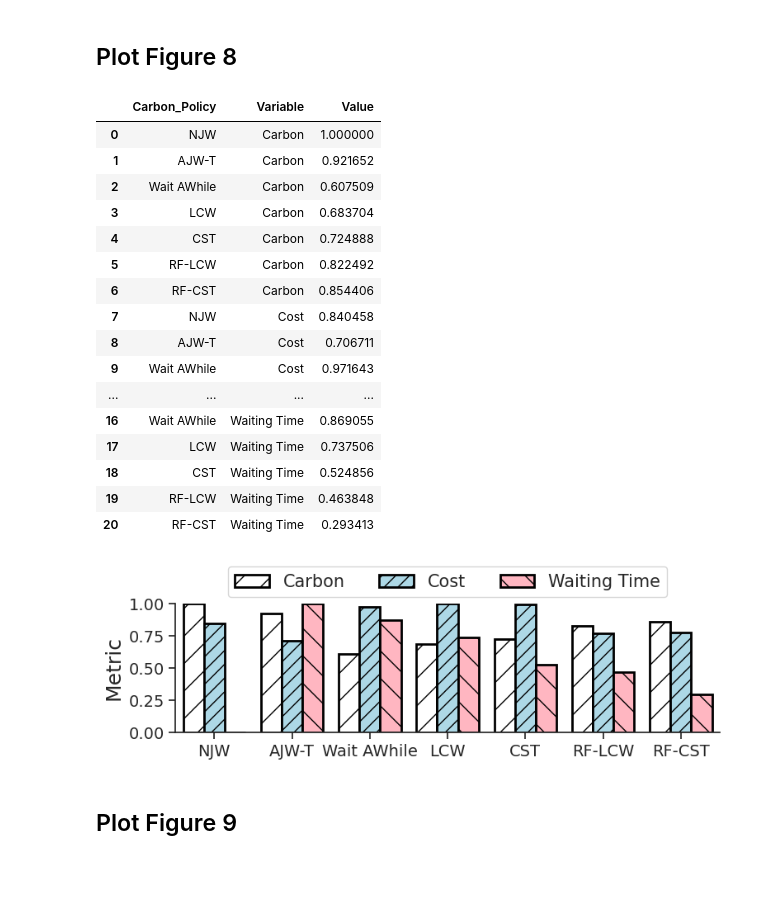
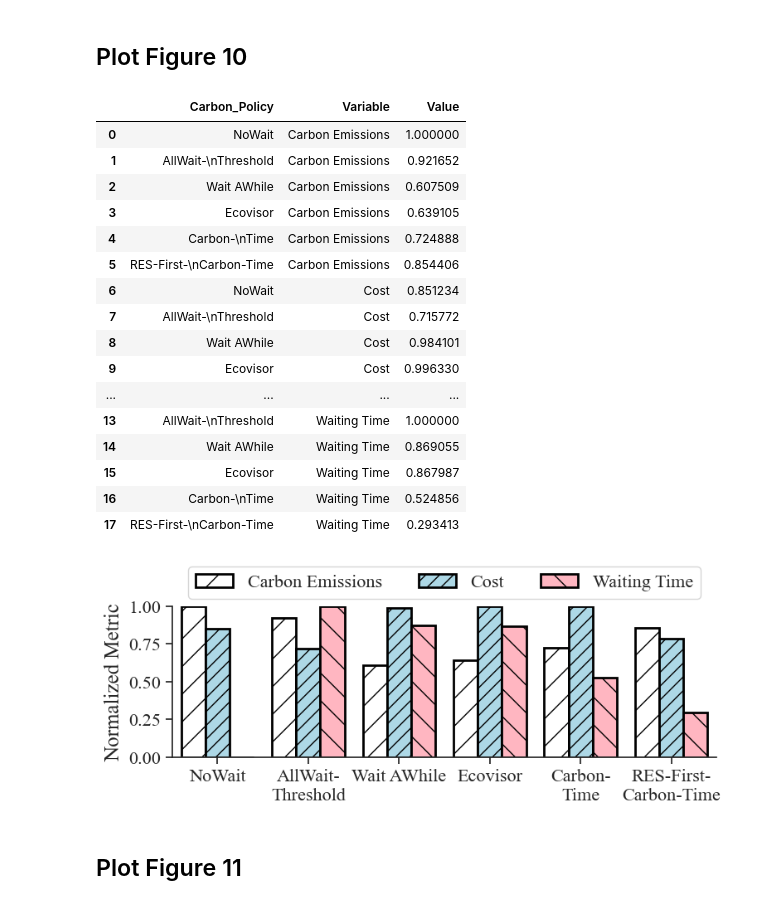
Before and after one commit to umassos/GAIA, a Jupyter notebook: notebooks/evaluation_plot.ipynb, the cells around one changed output. Saved outputs shown, nothing was run; the diff lists cells and outputs as text; code cells hidden in the pictures; blank space fills up the shorter version.

```diff
--- a/notebooks/evaluation_plot.ipynb
+++ b/notebooks/evaluation_plot.ipynb
@@ -242,9 +204,8 @@ policies = [
     ("carbon", "lowest"),
     ("carbon", "waiting"),
     ("carbon", "cst_average"),
-    ("carbon", "oracle"),
-    ("carbon", "cst_oracle"),
-    ("suspend-resume", "oracle"),
+    ("suspend-resume-threshold", "oracle"),
+    ("suspend-resume", "oracle")
 ]
 
 plot_policies_carbonwaiting(cluster_type, task_trace, policies, carbon_trace, 0, "6x24")
@@ -331,83 +268,75 @@ plot_carbon_percent_length(cluster_type, task_trace, "carbon", policy, carbon_tr
 # %% [markdown]
-## Plot Figure 8
+## Plot Figure 10
 # %%
 def plot_cost_percent_clustertraces(cluster_type, policies, carbon_trace, waiting_times, reserved):
     dfs = []
-
-    try:
-        df = load_task_agg_all(cluster_type, task_trace, "carbon", "oracle", carbon_trace, reserved, "0x0")
-        df["carbon_policy"] = "NJW"
-        dfs.append(df)
-    except:
-        pass
+    df = load_task_agg_all(cluster_type, task_trace, "carbon", "oracle", carbon_trace, reserved, "0x0")
+    df["carbon_policy"] = "NoWait"
+    dfs.append(df)
 
     for (scheduling_policy, policy) in policies:
         df = load_task_agg_all(cluster_type, task_trace, scheduling_policy, policy, carbon_trace, reserved, waiting_times)
         dfs.append(df)
-    try:
-        df = load_task_agg_all(cluster_type, task_trace, "cost", "oracle", carbon_trace, reserved, "1000x1000")
-        df["carbon_policy"] = "AJW"
-    except:
-        pass
-
-
-
 
     df = pd.concat(dfs).reset_index()
+
     df["normalized_waiting"]= df["waiting_time"]/df["waiting_time"].max()
     df["normalized_carbon"]= df["normalized_carbon"]/df["normalized_carbon"].max()
     df["normalized_cost"]= df["normalized_cost"]/df["normalized_cost"].max()
 
     df = df[["carbon_policy", "normalized_carbon", "normalized_cost", "normalized_waiting"]]
-    df = df.rename(columns={"normalized_carbon": "Carbon", "normalized_cost": "Cost", "normalized_waiting": "Waiting Time"})
+    df = df.rename(columns={"normalized_carbon": "Carbon Emissions", "normalized_cost": "Cost", "normalized_waiting": "Waiting Time"})
     tidy = df.melt(id_vars='carbon_policy').rename(columns=str.title)
-    fig, ax = plt.subplots(ncols= 1, nrows=1, figsize=(8,2.5))
+
+    fig, ax = plt.subplots(ncols= 1, nrows=1, figsize=(8,3))
 
     bar = sns.barplot(x='Carbon_Policy', y='Value', hue='Variable', data=tidy, ax=ax, ec="black", lw=2)
+
     color_plot(bar, 3,len(dfs))
+
     ax.set_ylim(0,1)
-    ax.set_ylabel("Metric")
+    ax.set_yticks([0, .25, .5, .75, 1])
+
+    ax.set_ylabel("Normalized Metric")
     ax.set_xlabel("")
     sns.despine(fig)
     plt.tight_layout()
-    ax.legend(title=None, loc="upper center", fontsize=15, ncol=3, bbox_to_anchor=(0.5, 1.35))
-    fig.savefig(f'{cluster_type}_carbon_cost_{carbon_trace}.png',  bbox_inches = 'tight', transparent=True)
+    ax.legend(title=None, loc="upper center", fontsize=16, ncol=3, bbox_to_anchor=(0.5, 1.32))
     return tidy
 # %%
 cluster_type="simulation"
 carbon_trace = "AU-SA"
 reserved = 9
 policies = [
     ("cost", "oracle"),
     ("suspend-resume", "oracle"),
-    ("carbon", "waiting"),
+    ("suspend-resume-threshold", "oracle"),
     ("carbon", "cst_average"),
-    ("carbon-cost", "waiting"),
     ("carbon-cost", "cst_average"),
 ]
 waiting_times="6x24"
 plot_cost_percent_clustertraces(cluster_type=cluster_type,policies=policies, carbon_trace=carbon_trace, waiting_times=waiting_times, reserved=reserved)
 # %% [output]
 |  | Carbon_Policy | Variable | Value |
-| 0 | NJW | Carbon | 1.000000 |
-| 1 | AJW-T | Carbon | 0.921652 |
-| 2 | Wait AWhile | Carbon | 0.607509 |
-| 3 | LCW | Carbon | 0.683704 |
-| 4 | CST | Carbon | 0.724888 |
-| 5 | RF-LCW | Carbon | 0.822492 |
-| 6 | RF-CST | Carbon | 0.854406 |
-| 7 | NJW | Cost | 0.840458 |
-| 8 | AJW-T | Cost | 0.706711 |
-| 9 | Wait AWhile | Cost | 0.971643 |
+| 0 | NoWait | Carbon Emissions | 1.000000 |
+| 1 | AllWait-\nThreshold | Carbon Emissions | 0.921652 |
+| 2 | Wait AWhile | Carbon Emissions | 0.607509 |
+| 3 | Ecovisor | Carbon Emissions | 0.639105 |
+| 4 | Carbon-\nTime | Carbon Emissions | 0.724888 |
+| 5 | RES-First-\nCarbon-Time | Carbon Emissions | 0.854406 |
+| 6 | NoWait | Cost | 0.851234 |
+| 7 | AllWait-\nThreshold | Cost | 0.715772 |
+| 8 | Wait AWhile | Cost | 0.984101 |
+| 9 | Ecovisor | Cost | 0.996330 |
 | ... | ... | ... | ... |
-| 16 | Wait AWhile | Waiting Time | 0.869055 |
-| 17 | LCW | Waiting Time | 0.737506 |
-| 18 | CST | Waiting Time | 0.524856 |
-| 19 | RF-LCW | Waiting Time | 0.463848 |
-| 20 | RF-CST | Waiting Time | 0.293413 |
+| 13 | AllWait-\nThreshold | Waiting Time | 1.000000 |
+| 14 | Wait AWhile | Waiting Time | 0.869055 |
+| 15 | Ecovisor | Waiting Time | 0.867987 |
+| 16 | Carbon-\nTime | Waiting Time | 0.524856 |
+| 17 | RES-First-\nCarbon-Time | Waiting Time | 0.293413 |
-[figure, old version]
+[figure, new version]
 # %% [markdown]
-## Plot Figure 9
+## Plot Figure 11
 # %%
 def plot_carbon_cost(cluster_type, task_trace, scheduling_policy, policy, carbon_trace, waiting_times_str):
     dfs = []
```
Also changed, not shown: parts of 21 cells of this notebook.
